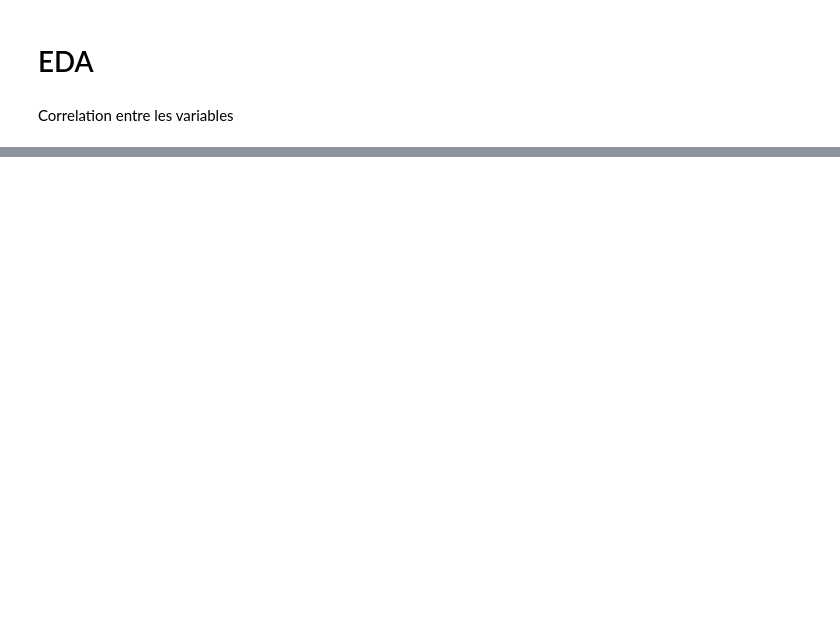
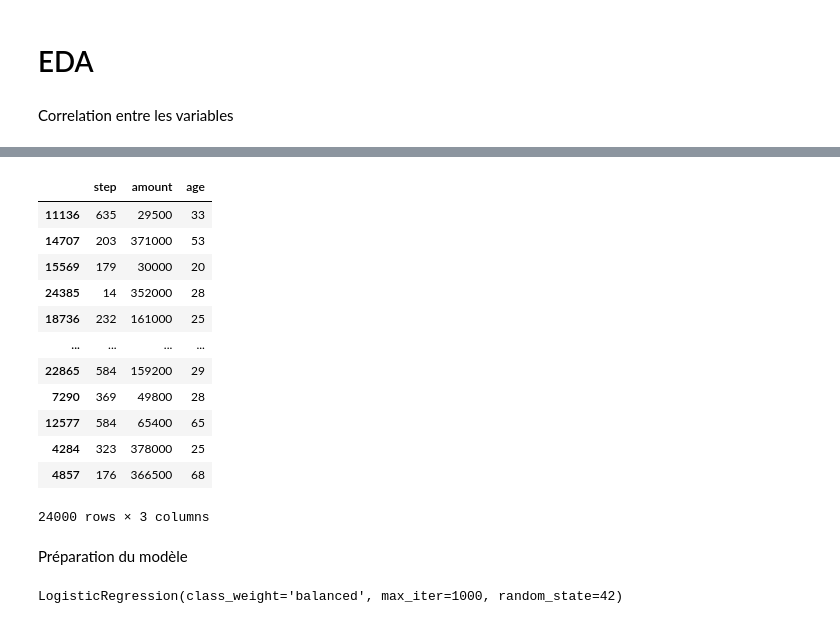
Before and after one commit to ArMiarintsoa/poketrafinday-ispm-examen, a Jupyter notebook: poketrafinday.ipynb, the cells around one changed output, grey strips where cells are left out. Saved outputs shown, nothing was run; the diff lists cells and outputs as text; code cells hidden in the pictures; blank space fills up the shorter version.

```diff
--- a/poketrafinday.ipynb
+++ b/poketrafinday.ipynb
@@ -120,0 +133,31 @@ plt.show()
+# %%
+from sklearn.model_selection import train_test_split
+
+# Séparer la variable cible
+y = train_df["is_fraud"]
+
+# Features à garder
+X = train_df.drop(columns=["is_fraud"])
+
+# Split train / test
+X_train, X_test, y_train, y_test = train_test_split(
+    X, y, test_size=0.2, random_state=42, stratify=y
+)
+
+X_train
+# %% [output]
+|  | step | amount | age |
+| 11136 | 635 | 29500 | 33 |
+| 14707 | 203 | 371000 | 53 |
+| 15569 | 179 | 30000 | 20 |
+| 24385 | 14 | 352000 | 28 |
+| 18736 | 232 | 161000 | 25 |
+| ... | ... | ... | ... |
+| 22865 | 584 | 159200 | 29 |
+| 7290 | 369 | 49800 | 28 |
+| 12577 | 584 | 65400 | 65 |
+| 4284 | 323 | 378000 | 25 |
+| 4857 | 176 | 366500 | 68 |
+24000 rows × 3 columns
+# %% [markdown]
+Préparation du modèle
@@ -120,0 +175,5 @@ plt.show()
+# %%
+# Entraînement
+logreg.fit(X_train, y_train)
+# %% [output]
+LogisticRegression(class_weight='balanced', max_iter=1000, random_state=42)
```
Also changed, not shown: parts of 14 cells of this notebook.
